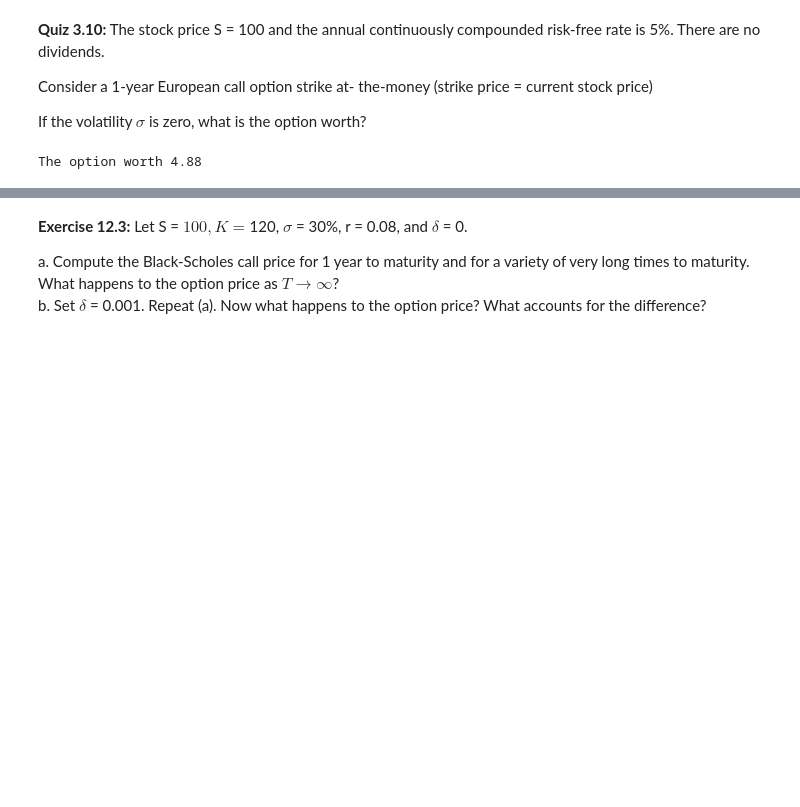
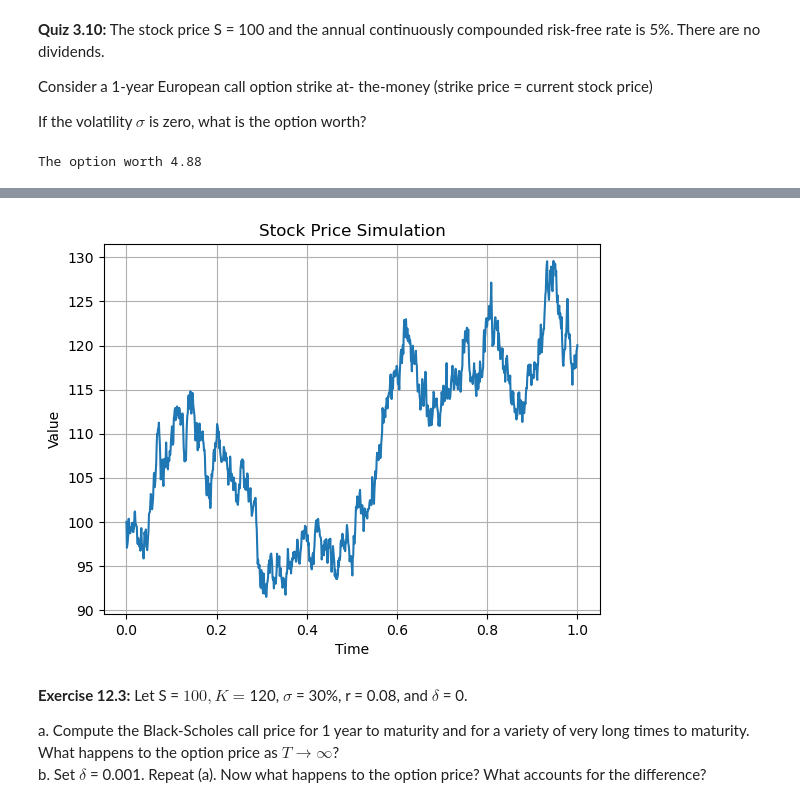
Before and after one commit to AvaM1/Math134_Notes, a Jupyter notebook: 134C Week 4.ipynb, the cells around one changed output, grey strips where cells are left out. Drawn from its saved outputs; the diff is of its cells as text; code cells hidden in the pictures; blank space fills up the shorter version.

```diff
--- a/134C Week 4.ipynb
+++ b/134C Week 4.ipynb
@@ -181,6 +183,38 @@ Assume that the risk-free rate is $r$. Then the call option with strike $K$, mat
 $$C = Se^{-\delta T}N(d_1)-Ke^{-rT}N(d_2)$$
 $$d_1 = \frac{\ln(S/K)+(r-\delta+\frac{1}{2}\sigma^2)T}{\sigma\sqrt{T}}$$
 $$d_2 = d_1-\sigma\sqrt{T}$$
+# %%
+import numpy as np
+import matplotlib.pyplot as plt
+
+def stock_price(T, N, mu, sigma, S0):
+    dt = float(T) / N
+    t = np.linspace(0, T, N+1)
+    W = np.zeros(N+1)
+    W[0] = S0
+    for i in range(1, N+1):
+        Z = np.random.normal(0, 1)
+        W[i] = W[i-1] + mu * dt + W[i-1] * sigma * np.sqrt(dt) * Z
+    return t, W
+
+# Parameters
+T = 1.0     # Time horizon
+N = 1000    # Number of time steps
+mu = 0.1    # Drift
+sigma = 0.3 # Volatility
+S0 = 100    # Initial value
+
+t, W = stock_price(T, N, mu, sigma, S0)
+
+# Plot Brownian motion
+plt.plot(t, W)
+plt.xlabel('Time')
+plt.ylabel('Value')
+plt.title('Stock Price Simulation')
+plt.grid(True)
+plt.show()
+# %% [output]
+[figure, added]
 # %% [markdown]
 **Exercise 12.3:** Let S = $100, K = $120, $\sigma$ = 30%, r = 0.08, and $\delta$ = 0.
 
```
Also changed, not shown: parts of 1 cell of this notebook.
